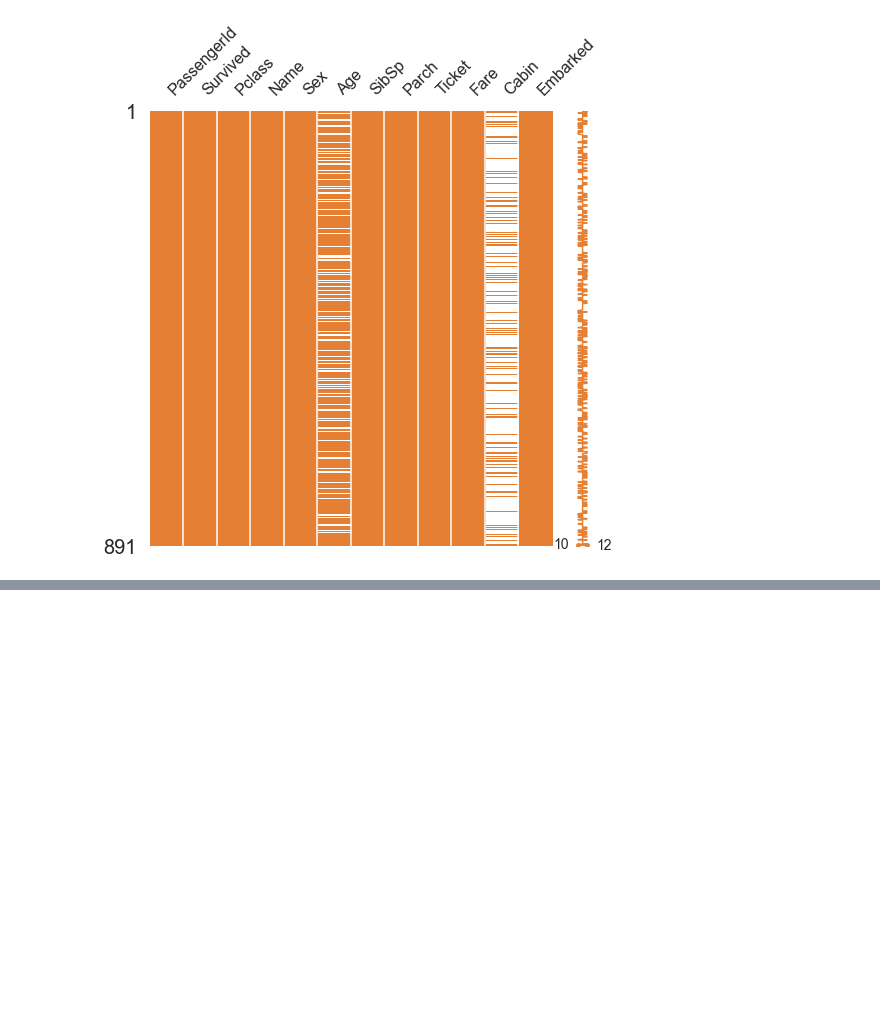
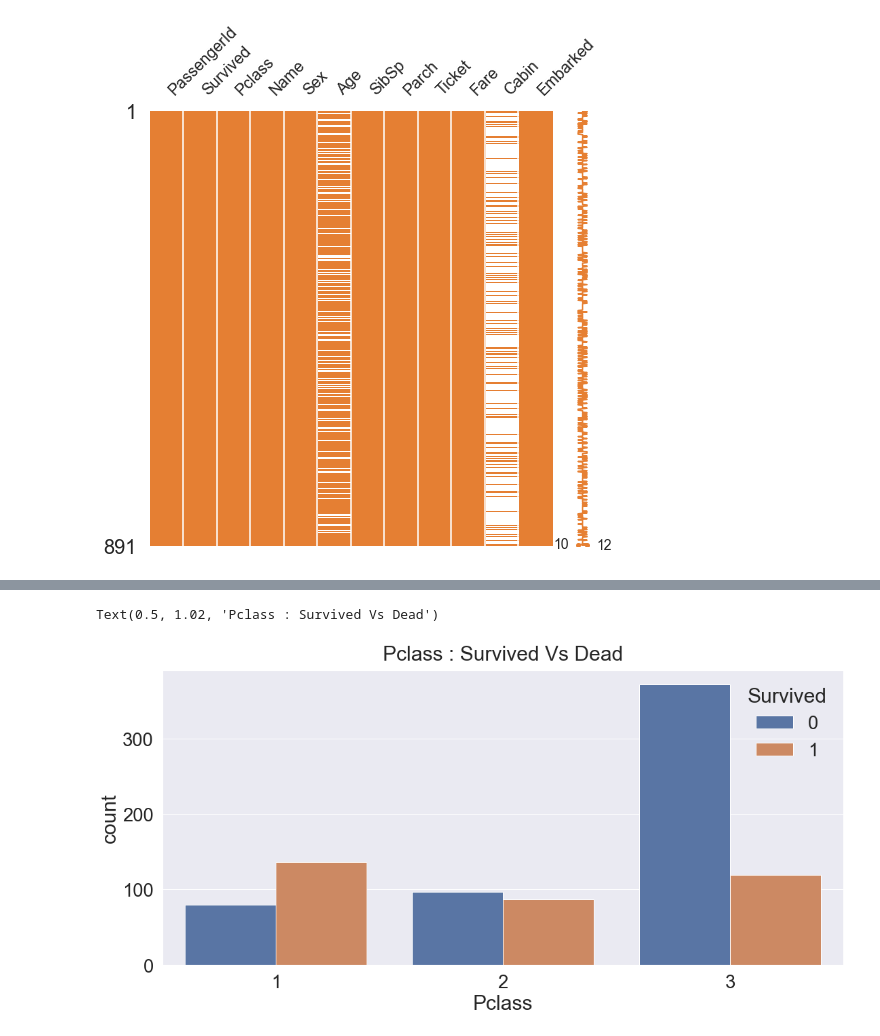
Before and after one commit to DominKim/kaggle_practice, a Jupyter notebook: Step01_Titanic.ipynb, the cells around one changed output, grey strips where cells are left out. Drawn from its saved outputs; the diff is of its cells as text; code cells hidden in the pictures; blank space fills up the shorter version.

```diff
--- a/Step01_Titanic.ipynb
+++ b/Step01_Titanic.ipynb
@@ -62,0 +135,7 @@ msno.matrix(df = train.iloc[:, :], figsize = (8, 8), color=( 0.9, 0.5, 0.2))
+# %%
+fig = plt.subplots(figsize = (18, 8))
+sns.countplot("Pclass", hue = "Survived", data = train)
+plt.title("Pclass : Survived Vs Dead", y = 1.02)
+# %% [output]
+Text(0.5, 1.02, 'Pclass : Survived Vs Dead')
+[figure, added]
```
Also changed, not shown: parts of 17 cells of this notebook.
